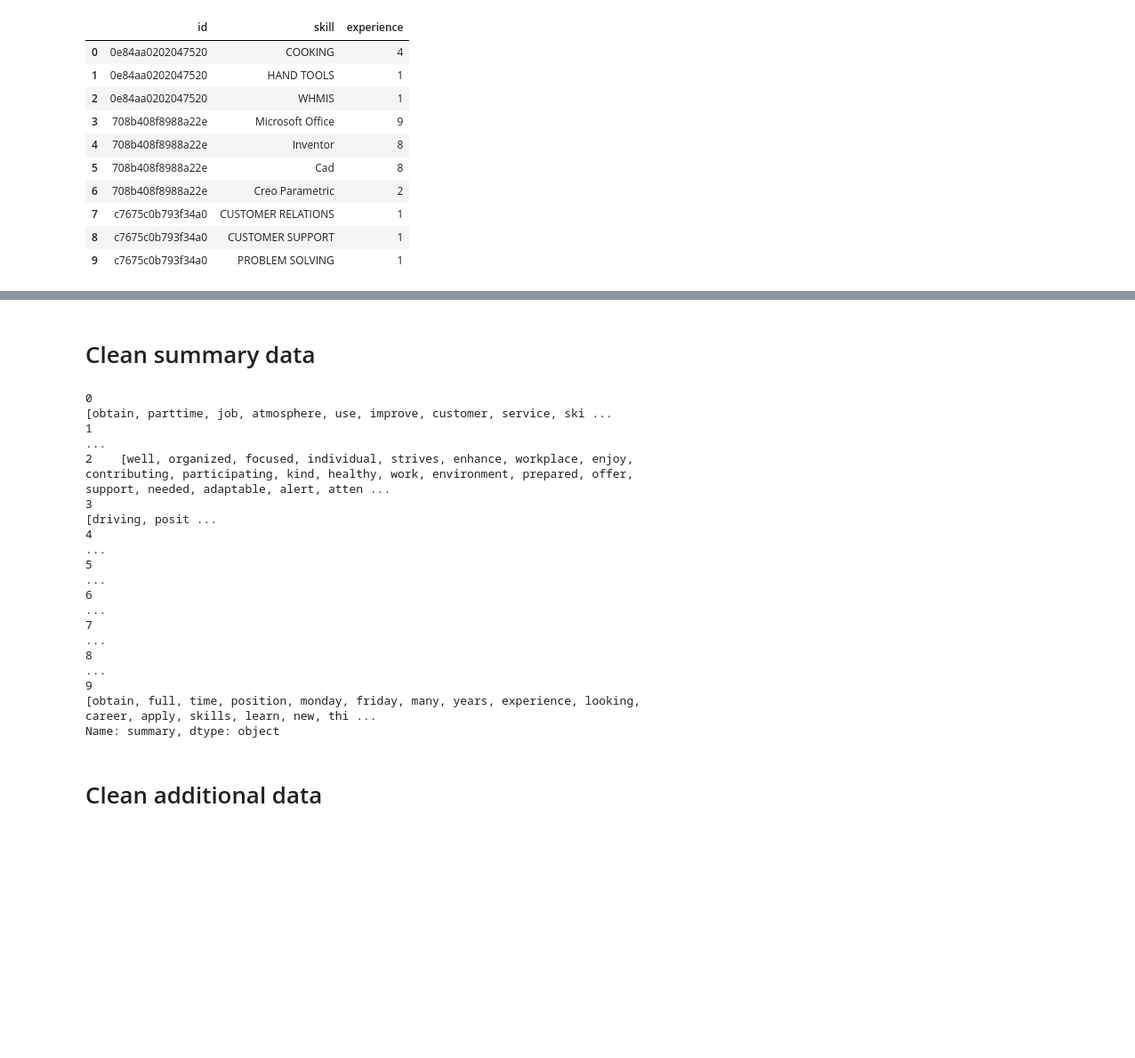
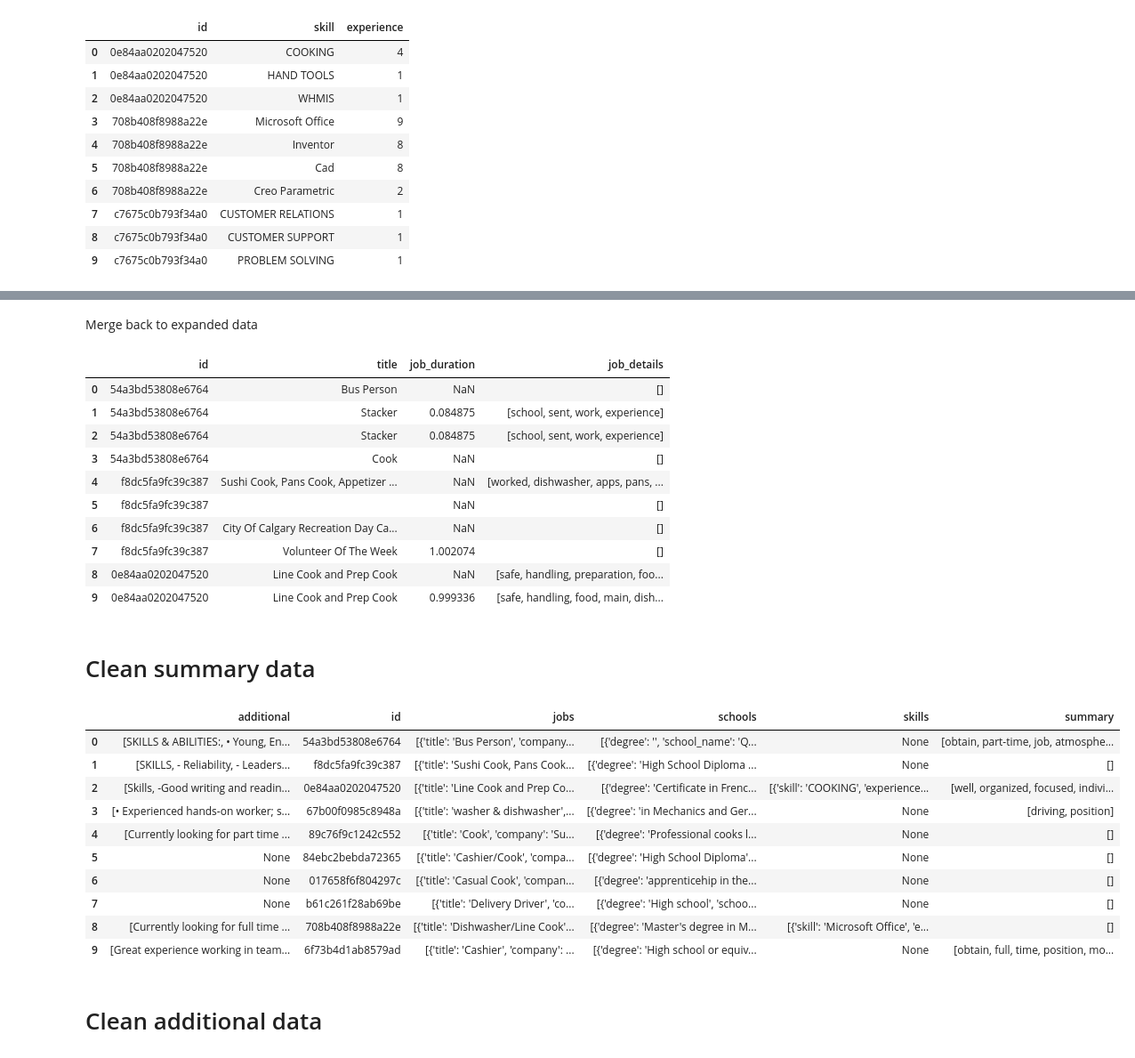
Before and after one commit to btruhand/job-advisor, a Jupyter notebook: sample-cleaning-data.ipynb, the cells around one changed output, grey strips where cells are left out. Shown at 89% size. Cells and saved outputs as stored; diff of their text form; code cells hidden in the pictures; blank space fills up the shorter version.

Commit message:
Finished cleaning code in cleaning.py

```diff
--- a/sample-cleaning-data.ipynb
+++ b/sample-cleaning-data.ipynb
@@ -166,21 +222,39 @@ expanded_resume_skills.head(10)
+# %% [markdown]
+Merge back to expanded data
+# %%
+jobs_df = jobs_df[['id']]
+expanded_resume_jobs = pd.merge(jobs_df, simplified_job_df, left_index=True, right_index=True)
+expanded_resume_jobs.head(10)
+# %% [output]
+|  | id | title | job_duration | job_details |
+| 0 | 54a3bd53808e6764 | Bus Person | NaN | [] |
+| 1 | 54a3bd53808e6764 | Stacker | 0.084875 | [school, sent, work, experience] |
+| 2 | 54a3bd53808e6764 | Stacker | 0.084875 | [school, sent, work, experience] |
+| 3 | 54a3bd53808e6764 | Cook | NaN | [] |
+| 4 | f8dc5fa9fc39c387 | Sushi Cook, Pans Cook, Appetizer ... | NaN | [worked, dishwasher, apps, pans, ... |
+| 5 | f8dc5fa9fc39c387 |  | NaN | [] |
+| 6 | f8dc5fa9fc39c387 | City Of Calgary Recreation Day Ca... | NaN | [] |
+| 7 | f8dc5fa9fc39c387 | Volunteer Of The Week | 1.002074 | [] |
+| 8 | 0e84aa0202047520 | Line Cook and Prep Cook | NaN | [safe, handling, preparation, foo... |
+| 9 | 0e84aa0202047520 | Line Cook and Prep Cook | 0.999336 | [safe, handling, food, main, dish... |
 # %% [markdown]
 # Clean summary data
 # %%
 pd.set_option('display.max_colwidth', 200)
-cleaned_summary = c.clean_array_of_sentences(dataset, 'summary')
+cleaned_summary = c.tokenize_array_of_sentences_(dataset, 'summary')
 cleaned_summary.head(10)
 # %% [output]
-0                                                                                                                               [obtain, parttime, job, atmosphere, use, improve, customer, service, ski ...
-1                                                                                                                                                                                                        ...
-2    [well, organized, focused, individual, strives, enhance, workplace, enjoy, contributing, participating, kind, healthy, work, environment, prepared, offer, support, needed, adaptable, alert, atten ...
-3                                                                                                                                                                                        [driving, posit ...
-4                                                                                                                                                                                                        ...
-5                                                                                                                                                                                                        ...
-6                                                                                                                                                                                                        ...
-7                                                                                                                                                                                                        ...
-8                                                                                                                                                                                                        ...
-9                                                                                [obtain, full, time, position, monday, friday, many, years, experience, looking, career, apply, skills, learn, new, thi ...
-Name: summary, dtype: object
+|  | additional | id | jobs | schools | skills | summary |
+| 0 | [SKILLS & ABILITIES:, • Young, En... | 54a3bd53808e6764 | [{'title': 'Bus Person', 'company... | [{'degree': '', 'school_name': 'Q... | None | [obtain, part-time, job, atmosphe... |
+| 1 | [SKILLS, - Reliability, - Leaders... | f8dc5fa9fc39c387 | [{'title': 'Sushi Cook, Pans Cook... | [{'degree': 'High School Diploma ... | None | [] |
+| 2 | [Skills, -Good writing and readin... | 0e84aa0202047520 | [{'title': 'Line Cook and Prep Co... | [{'degree': 'Certificate in Frenc... | [{'skill': 'COOKING', 'experience... | [well, organized, focused, indivi... |
+| 3 | [• Experienced hands-on worker; s... | 67b00f0985c8948a | [{'title': 'washer & dishwasher',... | [{'degree': 'in Mechanics and Ger... | None | [driving, position] |
+| 4 | [Currently looking for part time ... | 89c76f9c1242c552 | [{'title': 'Cook', 'company': 'Su... | [{'degree': 'Professional cooks l... | None | [] |
+| 5 | None | 84ebc2bebda72365 | [{'title': 'Cashier/Cook', 'compa... | [{'degree': 'High School Diploma'... | None | [] |
+| 6 | None | 017658f6f804297c | [{'title': 'Casual Cook', 'compan... | [{'degree': 'apprenticehip in the... | None | [] |
+| 7 | None | b61c261f28ab69be | [{'title': 'Delivery Driver', 'co... | [{'degree': 'High school', 'schoo... | None | [] |
+| 8 | [Currently looking for full time ... | 708b408f8988a22e | [{'title': 'Dishwasher/Line Cook'... | [{'degree': 'Master's degree in M... | [{'skill': 'Microsoft Office', 'e... | [] |
+| 9 | [Great experience working in team... | 6f73b4d1ab8579ad | [{'title': 'Cashier', 'company': ... | [{'degree': 'High school or equiv... | None | [obtain, full, time, position, mo... |
 # %% [markdown]
 # Clean additional data
 # %%
```
Also changed, not shown: parts of 10 cells of this notebook, 4 other files.
